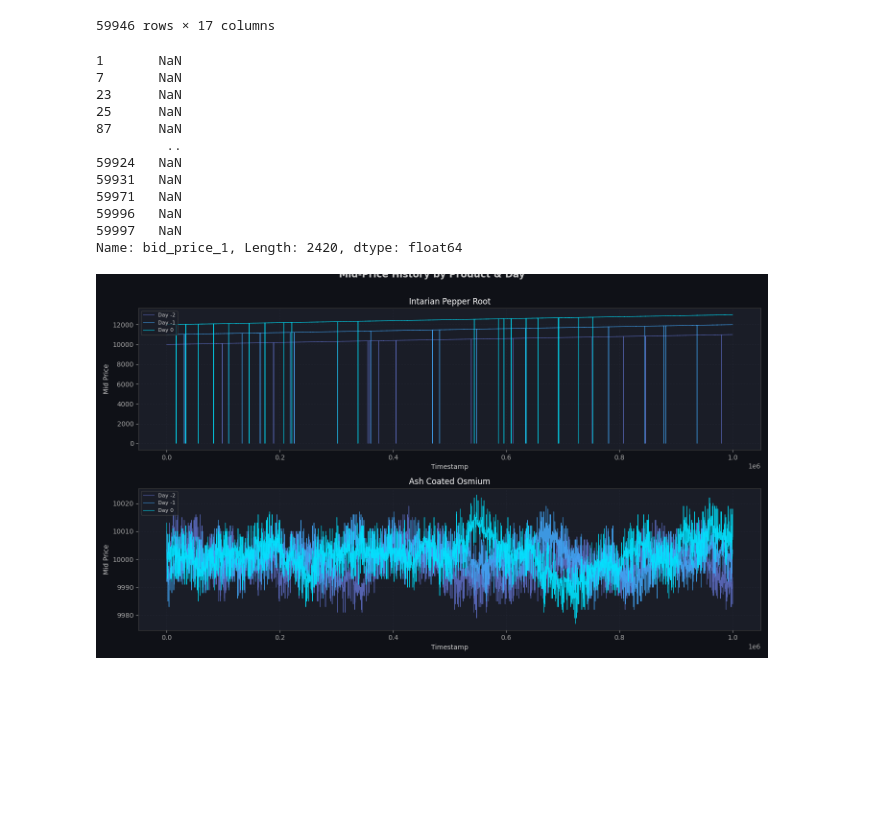
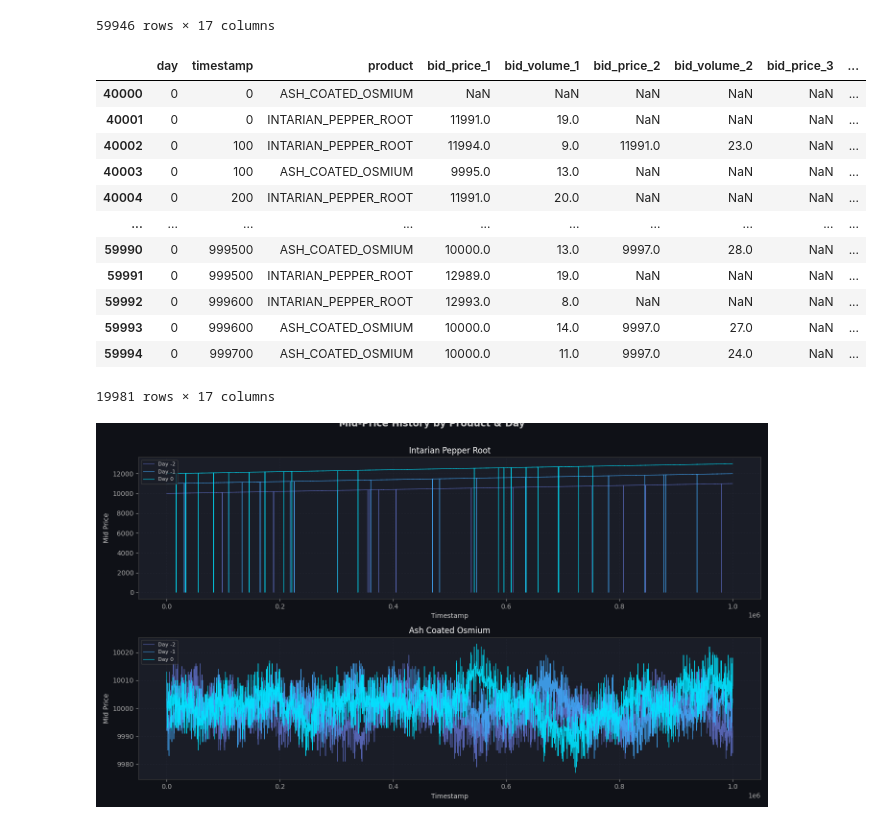
Before and after one commit to adamtpvan/prosperity-4-log-bait, a Jupyter notebook: market_analysis.ipynb, the cells around one changed output. Saved outputs shown, nothing was run; the diff lists cells and outputs as text; code cells hidden in the pictures; blank space fills up the shorter version.

```diff
--- a/market_analysis.ipynb
+++ b/market_analysis.ipynb
@@ -75,22 +75,21 @@ prices.head(-5)
 | 59994 | 0 | 999700 | ASH_COATED_OSMIUM | 10000.0 | 11.0 | 9997.0 | 24.0 | NaN | ... |
 59946 rows × 17 columns
 # %%
-master_prices.head()
-master_prices[master_prices['bid_price_1'].isna()]['bid_price_1']
-master_prices[master_prices['mid_price'] == 0][['bid_price_1', 'ask_price_1']]
+prices[prices['day'] == 0].head(-5)
 # %% [output]
+|  | day | timestamp | product | bid_price_1 | bid_volume_1 | bid_price_2 | bid_volume_2 | bid_price_3 | ... |
+| 40000 | 0 | 0 | ASH_COATED_OSMIUM | NaN | NaN | NaN | NaN | NaN | ... |
+| 40001 | 0 | 0 | INTARIAN_PEPPER_ROOT | 11991.0 | 19.0 | NaN | NaN | NaN | ... |
+| 40002 | 0 | 100 | INTARIAN_PEPPER_ROOT | 11994.0 | 9.0 | 11991.0 | 23.0 | NaN | ... |
+| 40003 | 0 | 100 | ASH_COATED_OSMIUM | 9995.0 | 13.0 | NaN | NaN | NaN | ... |
+| 40004 | 0 | 200 | INTARIAN_PEPPER_ROOT | 11991.0 | 20.0 | NaN | NaN | NaN | ... |
+| ... | ... | ... | ... | ... | ... | ... | ... | ... | ... |
+| 59990 | 0 | 999500 | ASH_COATED_OSMIUM | 10000.0 | 13.0 | 9997.0 | 28.0 | NaN | ... |
+| 59991 | 0 | 999500 | INTARIAN_PEPPER_ROOT | 12989.0 | 19.0 | NaN | NaN | NaN | ... |
+| 59992 | 0 | 999600 | INTARIAN_PEPPER_ROOT | 12993.0 | 8.0 | NaN | NaN | NaN | ... |
+| 59993 | 0 | 999600 | ASH_COATED_OSMIUM | 10000.0 | 14.0 | 9997.0 | 27.0 | NaN | ... |
+| 59994 | 0 | 999700 | ASH_COATED_OSMIUM | 10000.0 | 11.0 | 9997.0 | 24.0 | NaN | ... |
-1       NaN
-7       NaN
-23      NaN
-25      NaN
-87      NaN
-         ..
-59924   NaN
-59931   NaN
-59971   NaN
-59996   NaN
-59997   NaN
-Name: bid_price_1, Length: 2420, dtype: float64
+19981 rows × 17 columns
 # %%
 fig, axes = plt.subplots(len(PRODUCTS), 1, figsize=(14, 8), sharex=False)
 fig.suptitle('Mid-Price History by Product & Day', fontsize=14, fontweight='bold', y=1.01)
```
Also changed, not shown: 4 other files.
